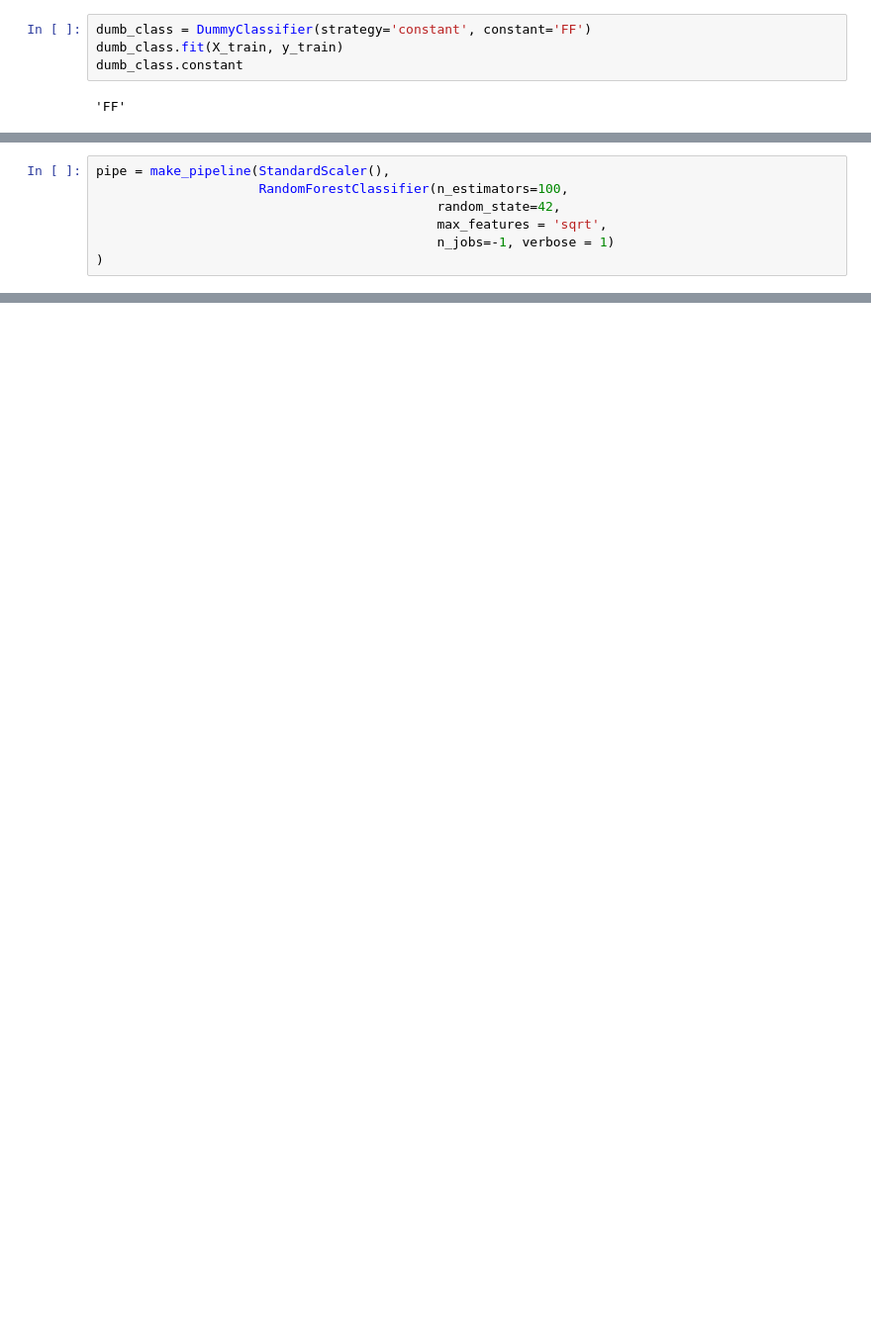
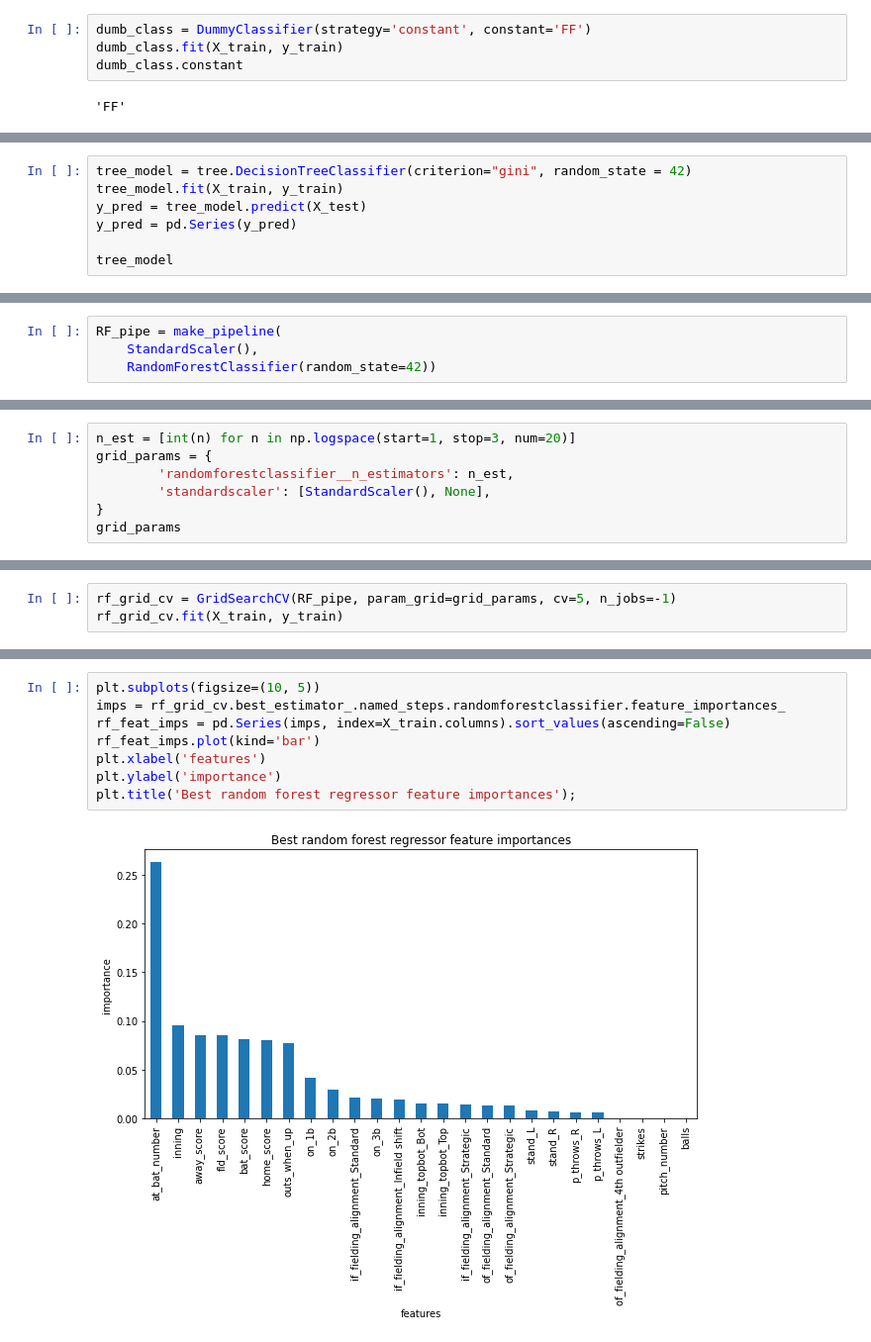
Before and after one commit to lligon4/Capstone2_Project, a Jupyter notebook: CS2_modeling.ipynb, the cells around one changed output, grey strips where cells are left out. Shown: that part at 99% size. Drawn from its saved outputs; the diff is of its cells as text; blank space fills up the shorter version.

Commit message:
Add RF with pipeline

```diff
--- a/CS2_modeling.ipynb
+++ b/CS2_modeling.ipynb
@@ -140,0 +172,7 @@ Our classification report is a little confusing given the count of labels in our
+# %%
+tree_model = tree.DecisionTreeClassifier(criterion="gini", random_state = 42)
+tree_model.fit(X_train, y_train)
+y_pred = tree_model.predict(X_test)
+y_pred = pd.Series(y_pred)
+
+tree_model
@@ -141,7 +216,4 @@ Our classification report is a little confusing given the count of labels in our
 # %%
-pipe = make_pipeline(StandardScaler(),
-                     RandomForestClassifier(n_estimators=100,
-                                            random_state=42,
-                                            max_features = 'sqrt',
-                                            n_jobs=-1, verbose = 1)
-)
+RF_pipe = make_pipeline(
+    StandardScaler(),
+    RandomForestClassifier(random_state=42))
@@ -147,0 +231,7 @@ pipe = make_pipeline(StandardScaler(),
+# %%
+n_est = [int(n) for n in np.logspace(start=1, stop=3, num=20)]
+grid_params = {
+        'randomforestclassifier__n_estimators': n_est,
+        'standardscaler': [StandardScaler(), None],
+}
+grid_params
@@ -147,0 +258,3 @@ pipe = make_pipeline(StandardScaler(),
+# %%
+rf_grid_cv = GridSearchCV(RF_pipe, param_grid=grid_params, cv=5, n_jobs=-1)
+rf_grid_cv.fit(X_train, y_train)
@@ -148,3 +294,13 @@ pipe = make_pipeline(StandardScaler(),
+# %%
+plt.subplots(figsize=(10, 5))
+imps = rf_grid_cv.best_estimator_.named_steps.randomforestclassifier.feature_importances_
+rf_feat_imps = pd.Series(imps, index=X_train.columns).sort_values(ascending=False)
+rf_feat_imps.plot(kind='bar')
+plt.xlabel('features')
+plt.ylabel('importance')
+plt.title('Best random forest regressor feature importances');
+# %% [output]
+[figure, added]
 # %%
 pipe.fit(X_train, y_train)
 # %% [output]
```
Also changed, not shown: parts of 35 cells of this notebook.
